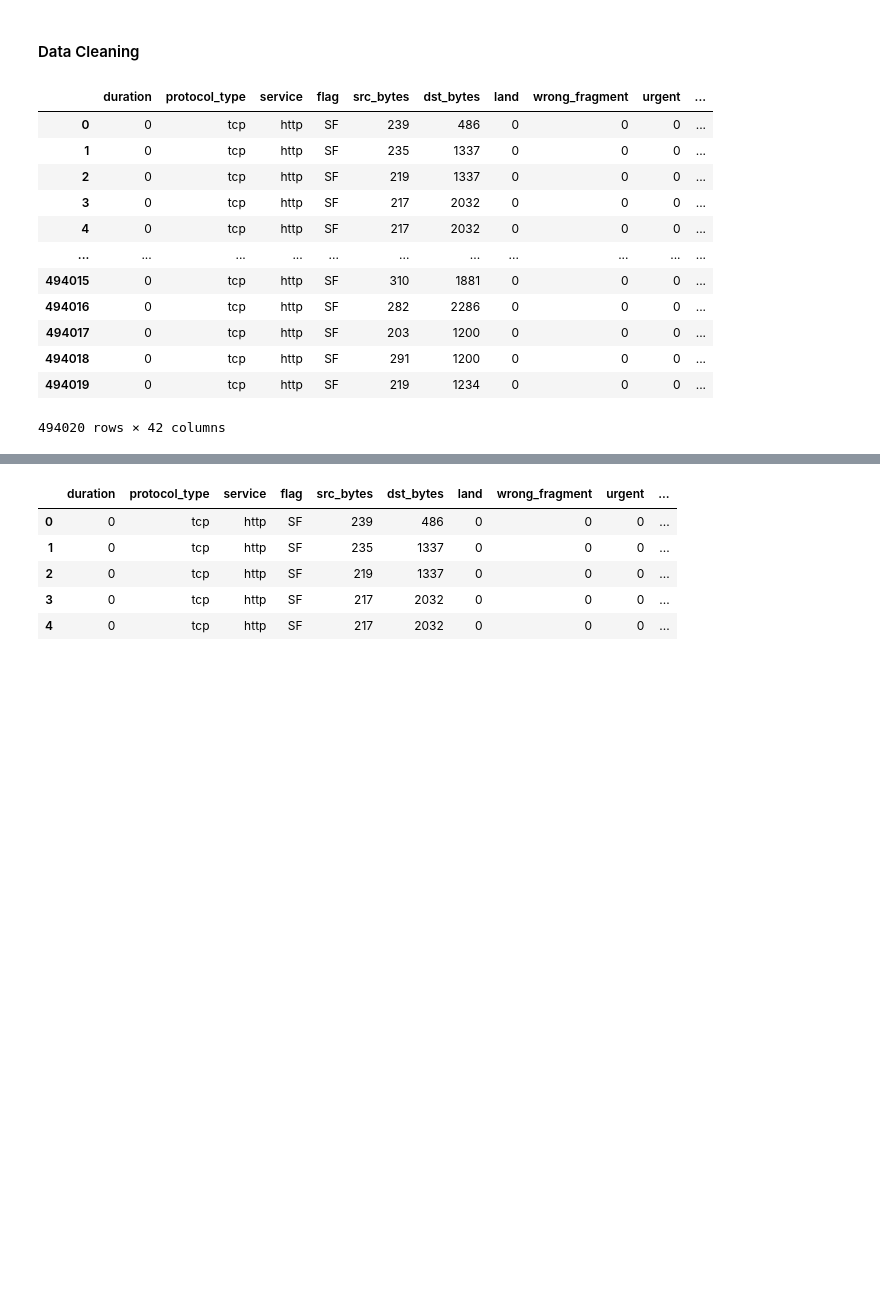
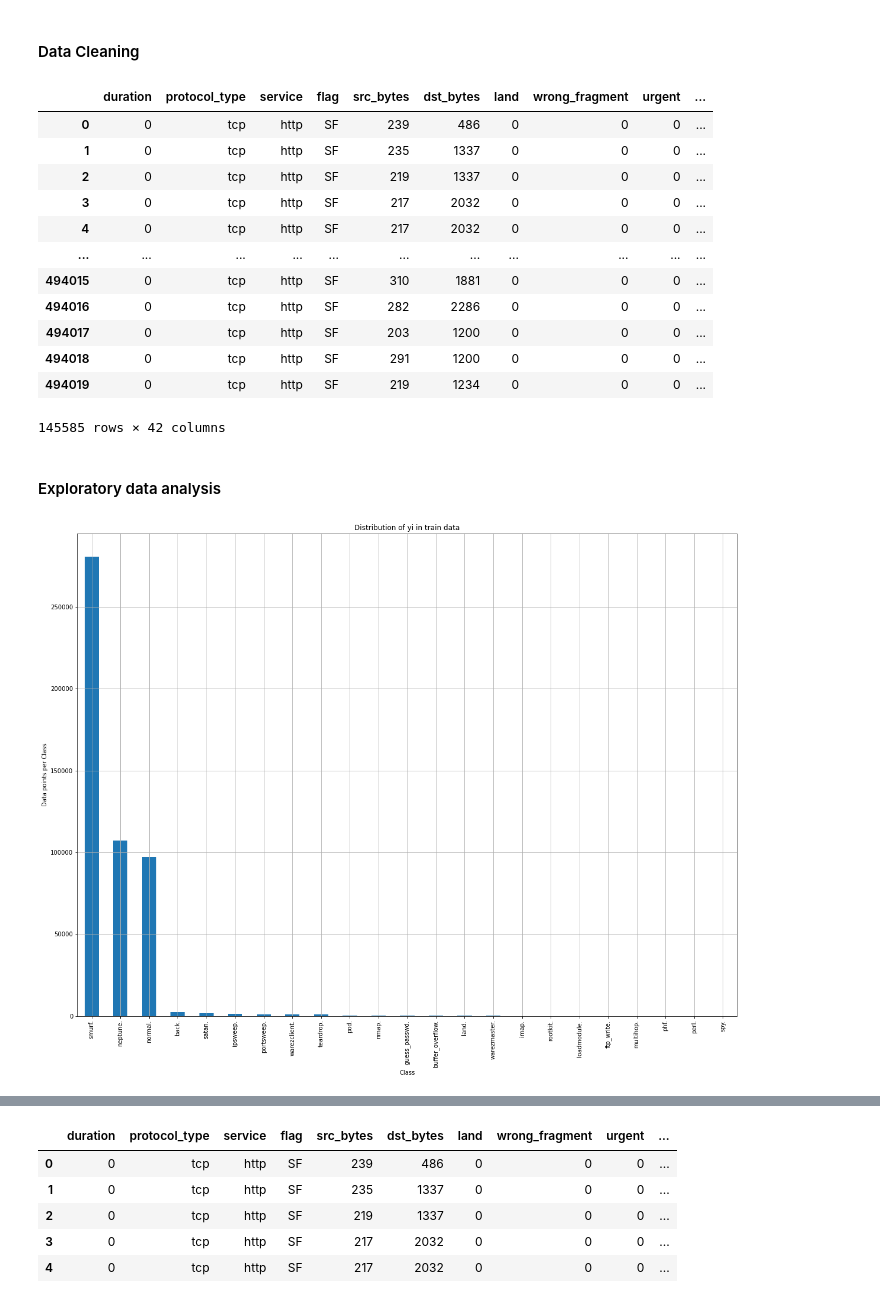
Before and after one commit to wasif22001/crosspoint-net-anomaly-detect, a Jupyter notebook: Dynamic Graph Embeddings for Real-Time Anomaly Detection in Network Traffic.ipynb, the cells around one changed output, grey strips where cells are left out. Saved outputs shown, nothing was run; the diff lists cells and outputs as text; code cells hidden in the pictures; blank space fills up the shorter version.

Commit message:
model training is done

```diff
--- a/Dynamic Graph Embeddings for Real-Time Anomaly Detection in Network Traffic.ipynb
+++ b/Dynamic Graph Embeddings for Real-Time Anomaly Detection in Network Traffic.ipynb
@@ -47,8 +73,8 @@ df.head()
 # %% [markdown]
 #### Data Cleaning
 # %%
+df.dropna()
 df.drop_duplicates()
-df.dropna()
 # %% [output]
 |  | duration | protocol_type | service | flag | src_bytes | dst_bytes | land | wrong_fragment | urgent | ... |
 | 0 | 0 | tcp | http | SF | 239 | 486 | 0 | 0 | 0 | ... |
@@ -62,4 +88,17 @@ df.dropna()
 | 494017 | 0 | tcp | http | SF | 203 | 1200 | 0 | 0 | 0 | ... |
 | 494018 | 0 | tcp | http | SF | 291 | 1200 | 0 | 0 | 0 | ... |
 | 494019 | 0 | tcp | http | SF | 219 | 1234 | 0 | 0 | 0 | ... |
-494020 rows × 42 columns
+145585 rows × 42 columns
+# %% [markdown]
+#### Exploratory data analysis
+# %%
+plt.figure(figsize=(20,15))
+class_distribution = df['label'].value_counts()
+class_distribution.plot(kind='bar')
+plt.xlabel('Class')
+plt.ylabel('Data points per Class')
+plt.title('Distribution of yi in train data')
+plt.grid()
+plt.show()
+# %% [output]
+[figure, added]
```
Also changed, not shown: parts of 32 cells of this notebook.
